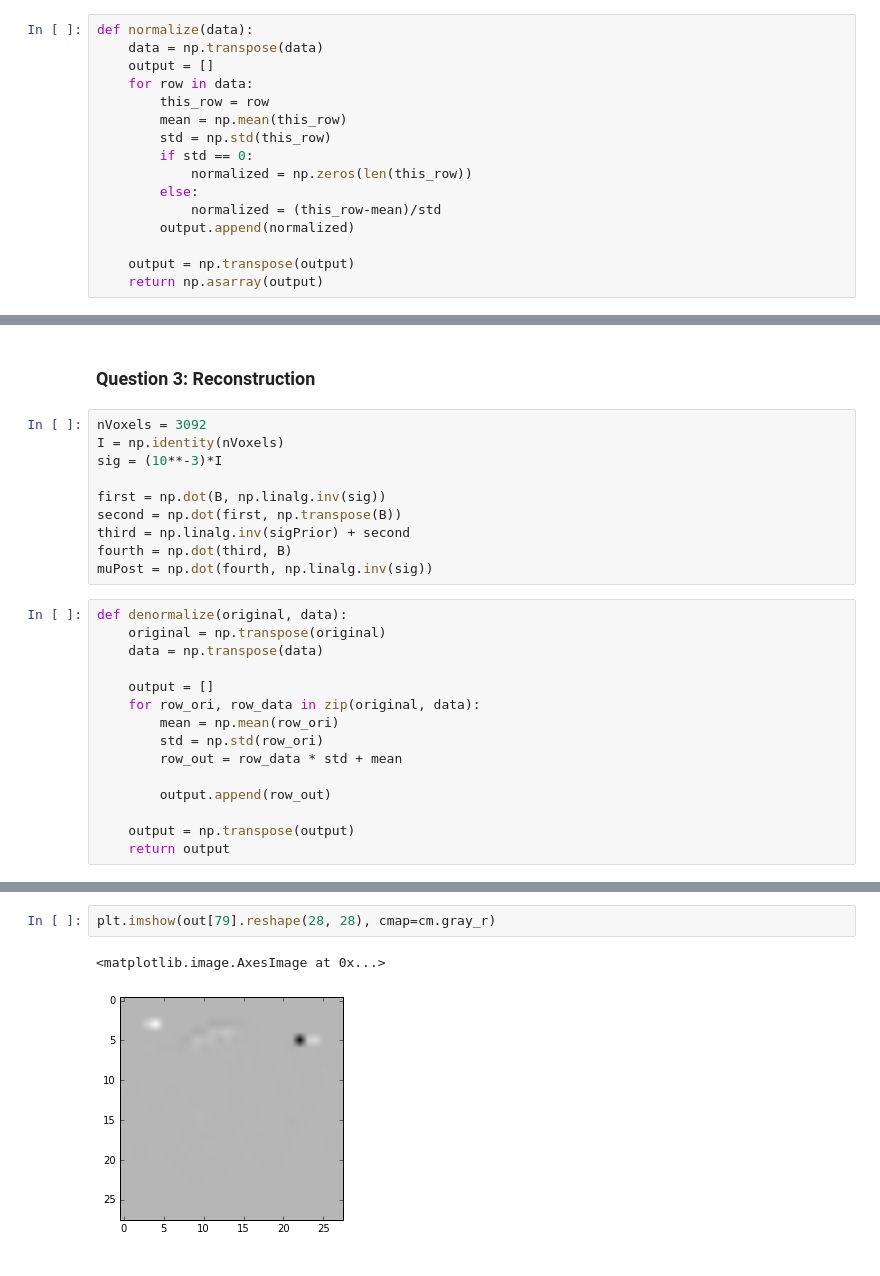
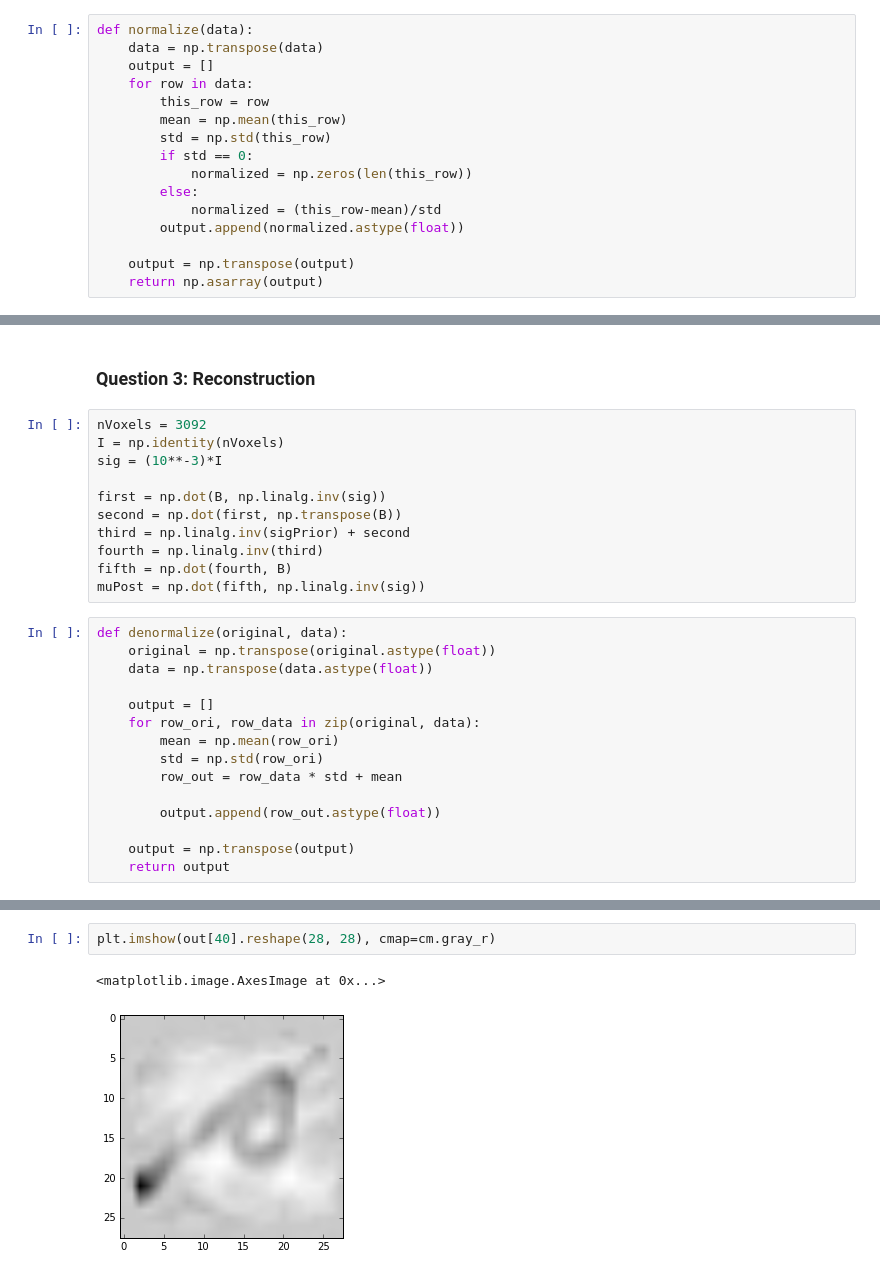
Before and after one commit to EmielStoelinga/CCN1718, a Jupyter notebook: ass4/CCN Assignment 4.ipynb, the cells around one changed output, grey strips where cells are left out. Drawn from its saved outputs; the diff is of its cells as text.

```diff
--- a/ass4/CCN Assignment 4.ipynb
+++ b/ass4/CCN Assignment 4.ipynb
@@ -26,7 +26,7 @@ def normalize(data):
             normalized = np.zeros(len(this_row))
         else:
             normalized = (this_row-mean)/std
-        output.append(normalized)
+        output.append(normalized.astype(float))
 
     output = np.transpose(output)
     return np.asarray(output)
@@ -96,12 +96,13 @@ sig = (10**-3)*I
 first = np.dot(B, np.linalg.inv(sig))
 second = np.dot(first, np.transpose(B))
 third = np.linalg.inv(sigPrior) + second
-fourth = np.dot(third, B)
-muPost = np.dot(fourth, np.linalg.inv(sig))
+fourth = np.linalg.inv(third)
+fifth = np.dot(fourth, B)
+muPost = np.dot(fifth, np.linalg.inv(sig))
 # %%
 def denormalize(original, data):
-    original = np.transpose(original)
-    data = np.transpose(data)
+    original = np.transpose(original.astype(float))
+    data = np.transpose(data.astype(float))
 
     output = []
     for row_ori, row_data in zip(original, data):
@@ -109,7 +110,7 @@ def denormalize(original, data):
         std = np.std(row_ori)
         row_out = row_data * std + mean
 
-        output.append(row_out)
+        output.append(row_out.astype(float))
 
     output = np.transpose(output)
     return output
@@ -130,5 +121,5 @@ out = denormalize(train_y, out)
 # %%
-plt.imshow(out[79].reshape(28, 28), cmap=cm.gray_r)
+plt.imshow(out[40].reshape(28, 28), cmap=cm.gray_r)
 # %% [output]
 <matplotlib.image.AxesImage at 0x...>
-[figure, old version]
+[figure, new version]
```
Also changed, not shown: parts of 3 cells of this notebook.
